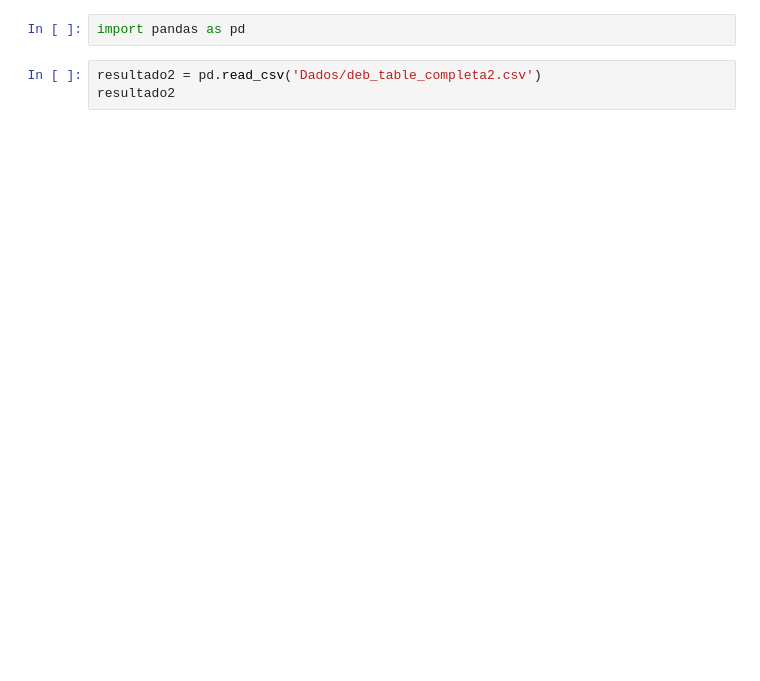
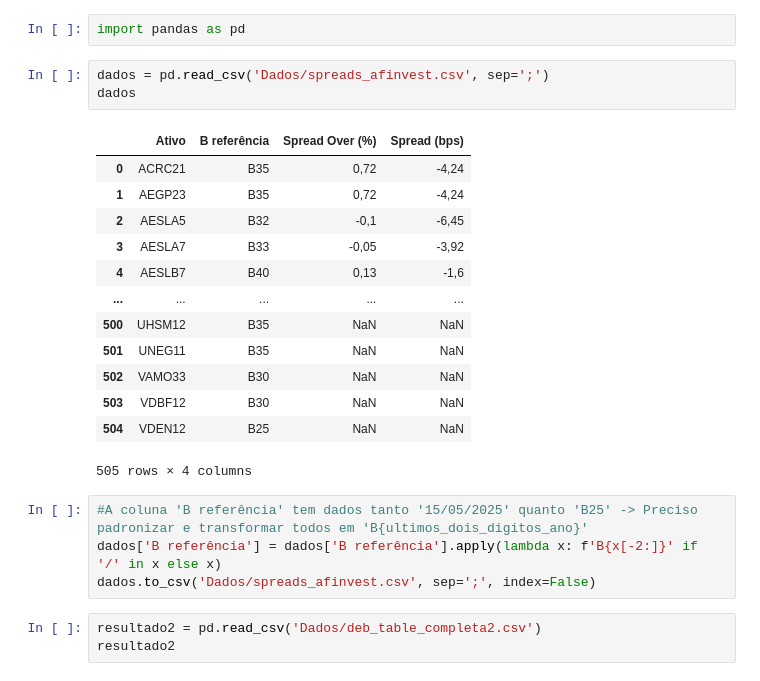
Before and after one commit to AFINVEST/Projeto-Hedge-IPCA, a Jupyter notebook: teste.ipynb, the cells around one changed output. Drawn from its saved outputs; the diff is of its cells as text; blank space fills up the shorter version.

```diff
--- a/teste.ipynb
+++ b/teste.ipynb
@@ -1,5 +1,26 @@
 # %%
 import pandas as pd
+# %%
+dados = pd.read_csv('Dados/spreads_afinvest.csv', sep=';')
+dados
+# %% [output]
+|  | Ativo | B referência | Spread Over (%) | Spread (bps) |
+| 0 | ACRC21 | B35 | 0,72 | -4,24 |
+| 1 | AEGP23 | B35 | 0,72 | -4,24 |
+| 2 | AESLA5 | B32 | -0,1 | -6,45 |
+| 3 | AESLA7 | B33 | -0,05 | -3,92 |
+| 4 | AESLB7 | B40 | 0,13 | -1,6 |
+| ... | ... | ... | ... | ... |
+| 500 | UHSM12 | B35 | NaN | NaN |
+| 501 | UNEG11 | B35 | NaN | NaN |
+| 502 | VAMO33 | B30 | NaN | NaN |
+| 503 | VDBF12 | B30 | NaN | NaN |
+| 504 | VDEN12 | B25 | NaN | NaN |
+505 rows × 4 columns
+# %%
+#A coluna 'B referência' tem dados tanto '15/05/2025' quanto 'B25' -> Preciso padronizar e transformar todos em 'B{ultimos_dois_digitos_ano}'
+dados['B referência'] = dados['B referência'].apply(lambda x: f'B{x[-2:]}' if '/' in x else x)
+dados.to_csv('Dados/spreads_afinvest.csv', sep=';', index=False)
 # %%
 resultado2 = pd.read_csv('Dados/deb_table_completa2.csv')
 resultado2
```
Also changed, not shown: 4 other files.
